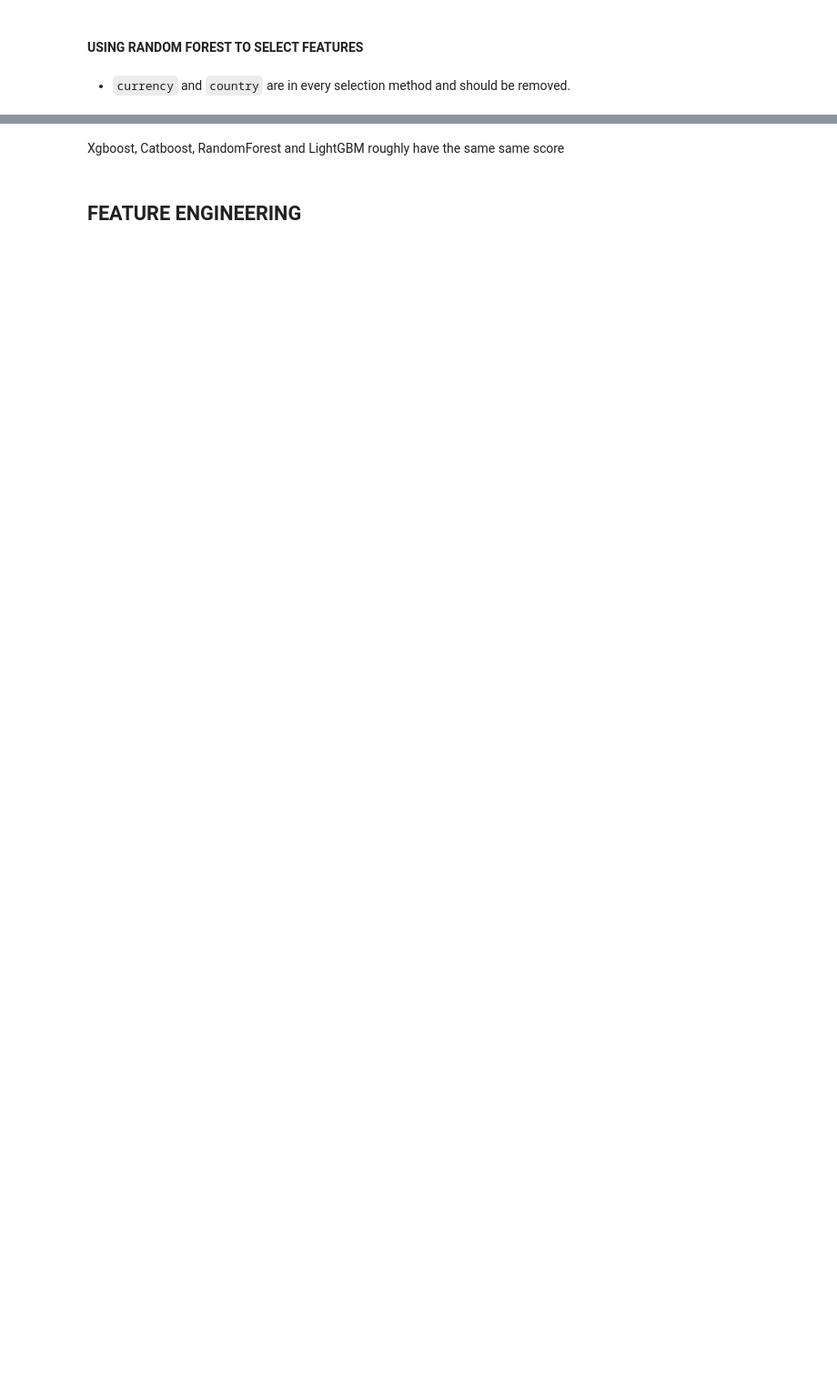
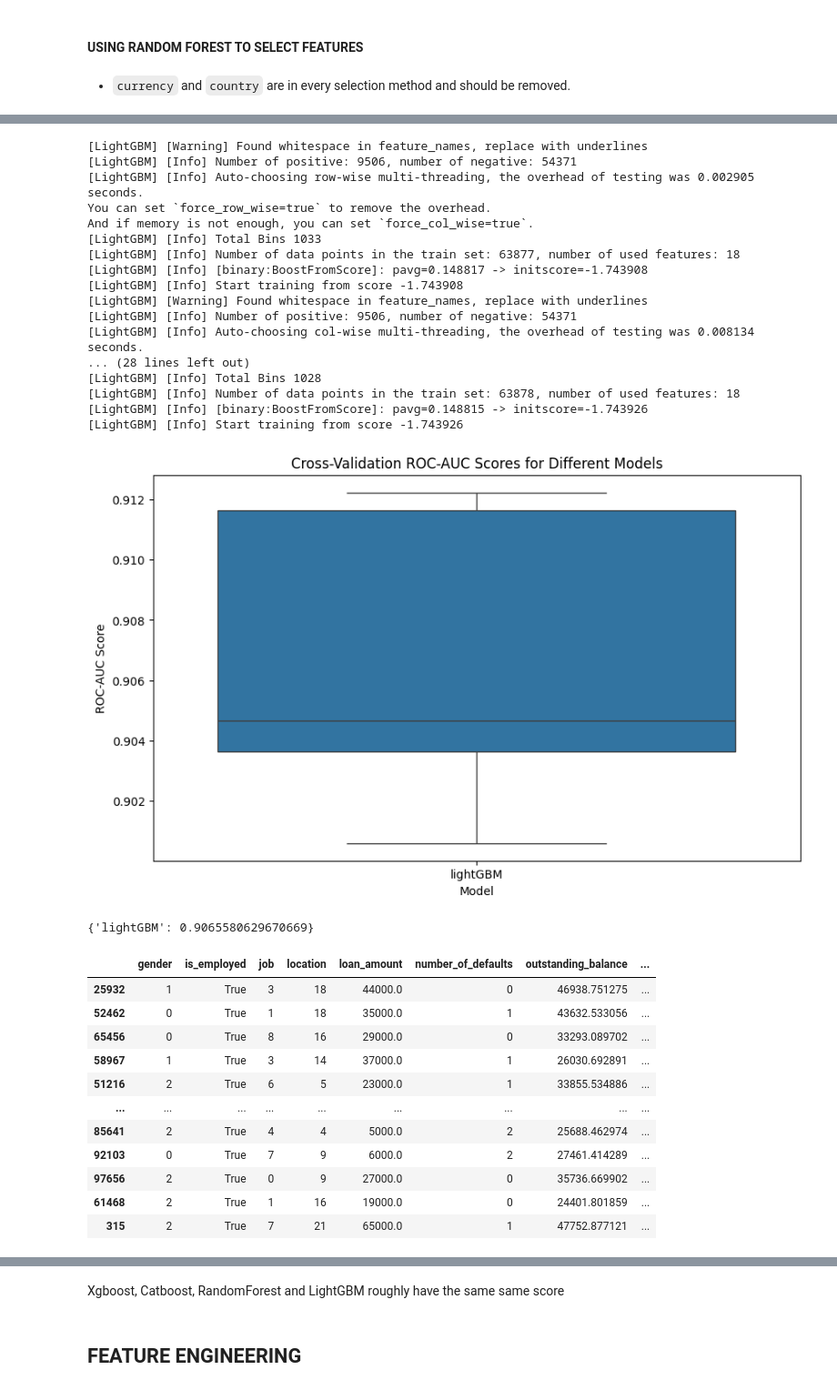
Before and after one commit to Augah2001/Data-Science-Competion-Question-and-Data, a Jupyter notebook: credit_risk.ipynb, the cells around one changed output, grey strips where cells are left out. Shown at 91% size. Drawn from its saved outputs; the diff is of its cells as text; code cells hidden in the pictures; blank space fills up the shorter version.

```diff
--- a/credit_risk.ipynb
+++ b/credit_risk.ipynb
@@ -778,9 +904,10 @@ from sklearn.neighbors import KNeighborsClassifier
 from sklearn.model_selection import cross_val_score,StratifiedKFold
 from sklearn.discriminant_analysis import QuadraticDiscriminantAnalysis
 from lightgbm import LGBMClassifier
+
 stratified_kfold = StratifiedKFold(n_splits=5, shuffle=True, random_state=42)
 fitted_models = []
-X_train, X_test, y_train, y_test = train_test_split(X,y, test_size=0.2, stratify=y, random_state=78)
+
 def cross_val(X, y, show_plots= True):
 
     models = {
@@ -788,31 +915,68 @@ def cross_val(X, y, show_plots= True):
         # 'Decision Tree': DecisionTreeClassifier(),
         # 'Random Forest': RandomForestClassifier(),
         # 'Xgboost': XGBClassifier(),
         # 'Catboost': CatBoostClassifier(),
         # 'Knn': KNeighborsClassifier(),
         'lightGBM': LGBMClassifier()
     }
     mean_scores = {}
     cv_results = {}
 
     for name, model in models.items():
         cv_scores = cross_val_score(model, X, y, cv=stratified_kfold, scoring='roc_auc');
         cv_results[name] = cv_scores
         mean_scores[name] = cv_scores.mean()
         fitted_models.append(model)
 
     cv_df = pd.DataFrame(cv_results)
 
     if show_plots == True:
         # Plotting
         plt.figure(figsize=(10, 6))
         sns.boxplot(data=cv_df)
         plt.title('Cross-Validation ROC-AUC Scores for Different Models')
         plt.xlabel('Model')
         plt.ylabel('ROC-AUC Score')
         plt.show()
         print(mean_scores )
 
 
     return mean_scores, cv_results
-# cross_val(X_train, y_train);
+
+
+X_train, X_test, y_train, y_test = train_test_split(X,y, test_size=0.2, stratify=y, random_state=87)
+X_train = location_thresh_classification(X_train, y_train, X_train)
+cross_val(X_train, y_train);
+X_train
+# %% [output]
+[LightGBM] [Warning] Found whitespace in feature_names, replace with underlines
+[LightGBM] [Info] Number of positive: 9506, number of negative: 54371
+[LightGBM] [Info] Auto-choosing row-wise multi-threading, the overhead of testing was 0.002905 seconds.
+You can set `force_row_wise=true` to remove the overhead.
+And if memory is not enough, you can set `force_col_wise=true`.
+[LightGBM] [Info] Total Bins 1033
+[LightGBM] [Info] Number of data points in the train set: 63877, number of used features: 18
+[LightGBM] [Info] [binary:BoostFromScore]: pavg=0.148817 -> initscore=-1.743908
+[LightGBM] [Info] Start training from score -1.743908
+[LightGBM] [Warning] Found whitespace in feature_names, replace with underlines
+[LightGBM] [Info] Number of positive: 9506, number of negative: 54371
+[LightGBM] [Info] Auto-choosing col-wise multi-threading, the overhead of testing was 0.008134 seconds.
+... (28 lines left out)
+[LightGBM] [Info] Total Bins 1028
+[LightGBM] [Info] Number of data points in the train set: 63878, number of used features: 18
+[LightGBM] [Info] [binary:BoostFromScore]: pavg=0.148815 -> initscore=-1.743926
+[LightGBM] [Info] Start training from score -1.743926
+[figure, added]
+{'lightGBM': 0.9065580629670669}
+|  | gender | is_employed | job | location | loan_amount | number_of_defaults | outstanding_balance | ... |
+| 25932 | 1 | True | 3 | 18 | 44000.0 | 0 | 46938.751275 | ... |
+| 52462 | 0 | True | 1 | 18 | 35000.0 | 1 | 43632.533056 | ... |
+| 65456 | 0 | True | 8 | 16 | 29000.0 | 0 | 33293.089702 | ... |
+| 58967 | 1 | True | 3 | 14 | 37000.0 | 1 | 26030.692891 | ... |
+| 51216 | 2 | True | 6 | 5 | 23000.0 | 1 | 33855.534886 | ... |
+| ... | ... | ... | ... | ... | ... | ... | ... | ... |
+| 85641 | 2 | True | 4 | 4 | 5000.0 | 2 | 25688.462974 | ... |
+| 92103 | 0 | True | 7 | 9 | 6000.0 | 2 | 27461.414289 | ... |
+| 97656 | 2 | True | 0 | 9 | 27000.0 | 0 | 35736.669902 | ... |
+| 61468 | 2 | True | 1 | 16 | 19000.0 | 0 | 24401.801859 | ... |
+| 315 | 2 | True | 7 | 21 | 65000.0 | 1 | 47752.877121 | ... |
```
Also changed, not shown: parts of 27 cells of this notebook, 6 other files.
